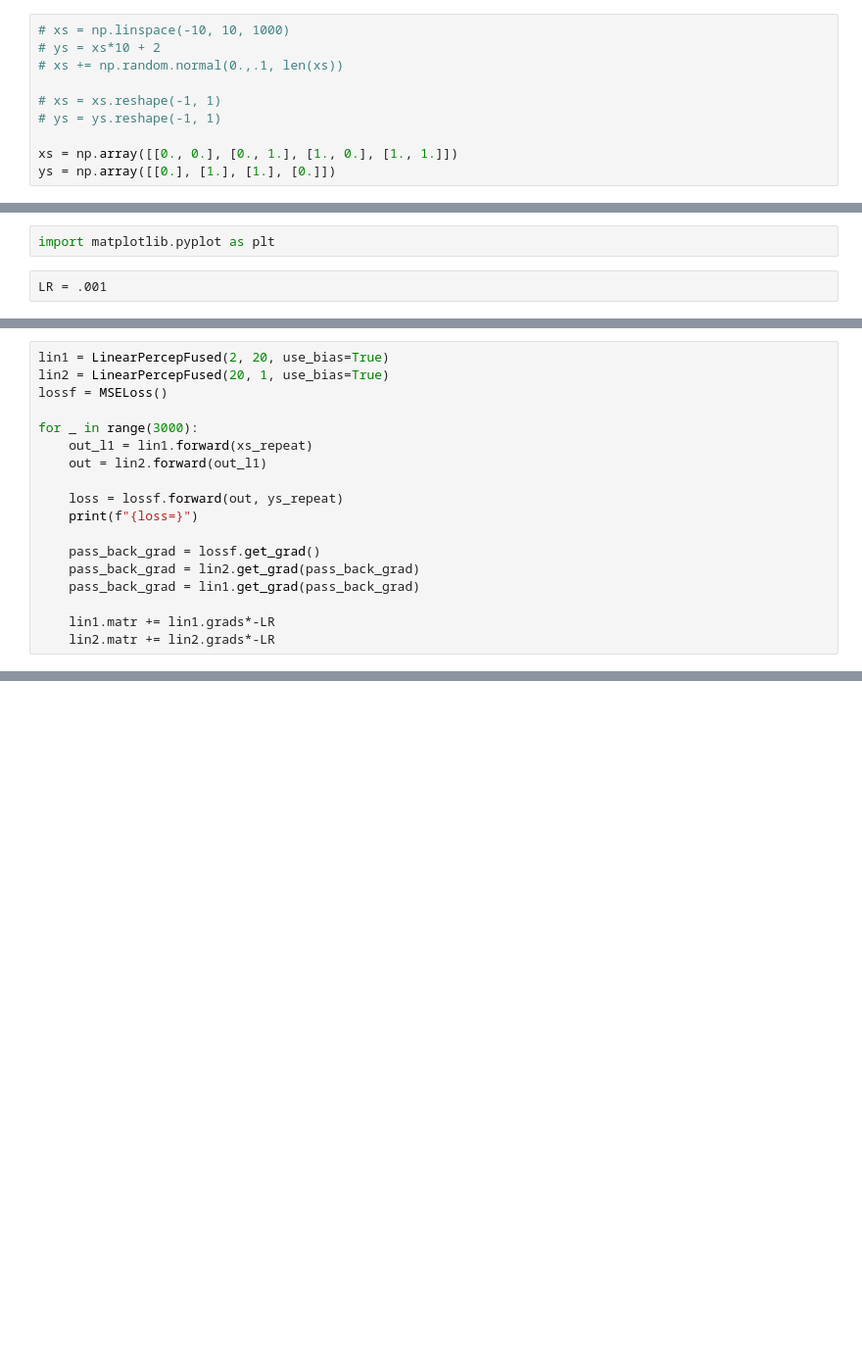
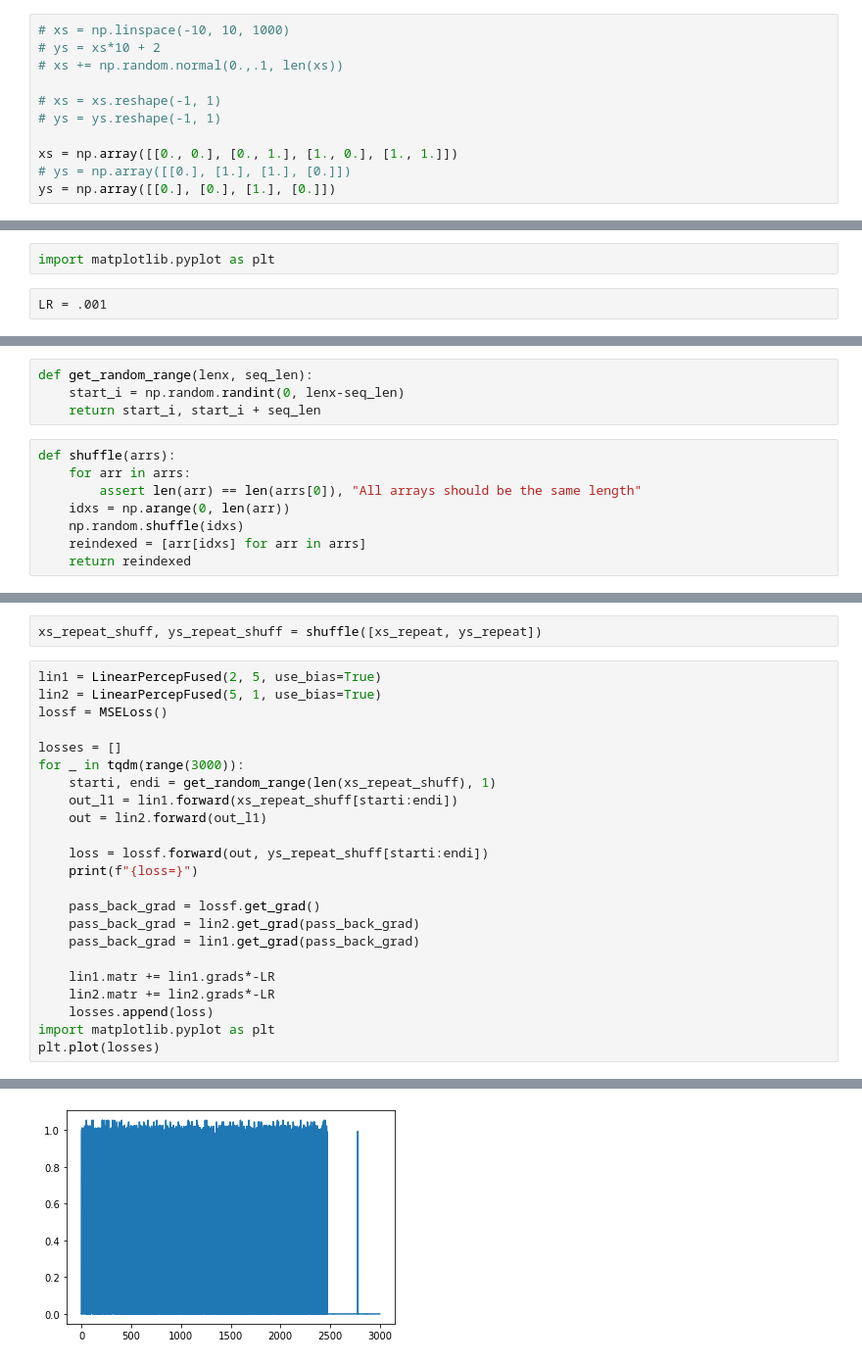
Before and after one commit to maximkha/backpropmanually, a Jupyter notebook: mlp_sgd_no_mom_oop.ipynb, the cells around one changed output, grey strips where cells are left out. Shown: that part at 98% size. Drawn from its saved outputs; the diff is of its cells as text; blank space fills up the shorter version.

```diff
--- a/mlp_sgd_no_mom_oop.ipynb
+++ b/mlp_sgd_no_mom_oop.ipynb
@@ -66,7 +66,8 @@ class MSELoss:
 # ys = ys.reshape(-1, 1)
 
 xs = np.array([[0., 0.], [0., 1.], [1., 0.], [1., 1.]])
-ys = np.array([[0.], [1.], [1.], [0.]])
+# ys = np.array([[0.], [1.], [1.], [0.]])
+ys = np.array([[0.], [0.], [1.], [0.]])
 # %%
 xs_repeat = xs.repeat(10, 0)
 ys_repeat = ys.repeat(10, 0)
@@ -77,0 +81,12 @@ LR = .001
+# %%
+def get_random_range(lenx, seq_len):
+    start_i = np.random.randint(0, lenx-seq_len)
+    return start_i, start_i + seq_len
+# %%
+def shuffle(arrs):
+    for arr in arrs:
+        assert len(arr) == len(arrs[0]), "All arrays should be the same length"
+    idxs = np.arange(0, len(arr))
+    np.random.shuffle(idxs)
+    reindexed = [arr[idxs] for arr in arrs]
+    return reindexed
@@ -78,13 +97,17 @@ LR = .001
+# %%
+xs_repeat_shuff, ys_repeat_shuff = shuffle([xs_repeat, ys_repeat])
 # %%
-lin1 = LinearPercepFused(2, 20, use_bias=True)
-lin2 = LinearPercepFused(20, 1, use_bias=True)
+lin1 = LinearPercepFused(2, 5, use_bias=True)
+lin2 = LinearPercepFused(5, 1, use_bias=True)
 lossf = MSELoss()
 
-for _ in range(3000):
-    out_l1 = lin1.forward(xs_repeat)
+losses = []
+for _ in tqdm(range(3000)):
+    starti, endi = get_random_range(len(xs_repeat_shuff), 1)
+    out_l1 = lin1.forward(xs_repeat_shuff[starti:endi])
     out = lin2.forward(out_l1)
 
-    loss = lossf.forward(out, ys_repeat)
+    loss = lossf.forward(out, ys_repeat_shuff[starti:endi])
     print(f"{loss=}")
 
     pass_back_grad = lossf.get_grad()
@@ -93,4 +116,7 @@ for _ in range(3000):
 
     lin1.matr += lin1.grads*-LR
     lin2.matr += lin2.grads*-LR
+    losses.append(loss)
+import matplotlib.pyplot as plt
+plt.plot(losses)
 # %% [output]
@@ -113,0 +192 @@ loss=9.45382457766795e-05
+[figure, added]
```
Also changed, not shown: parts of 10 cells of this notebook, 2 other files.
